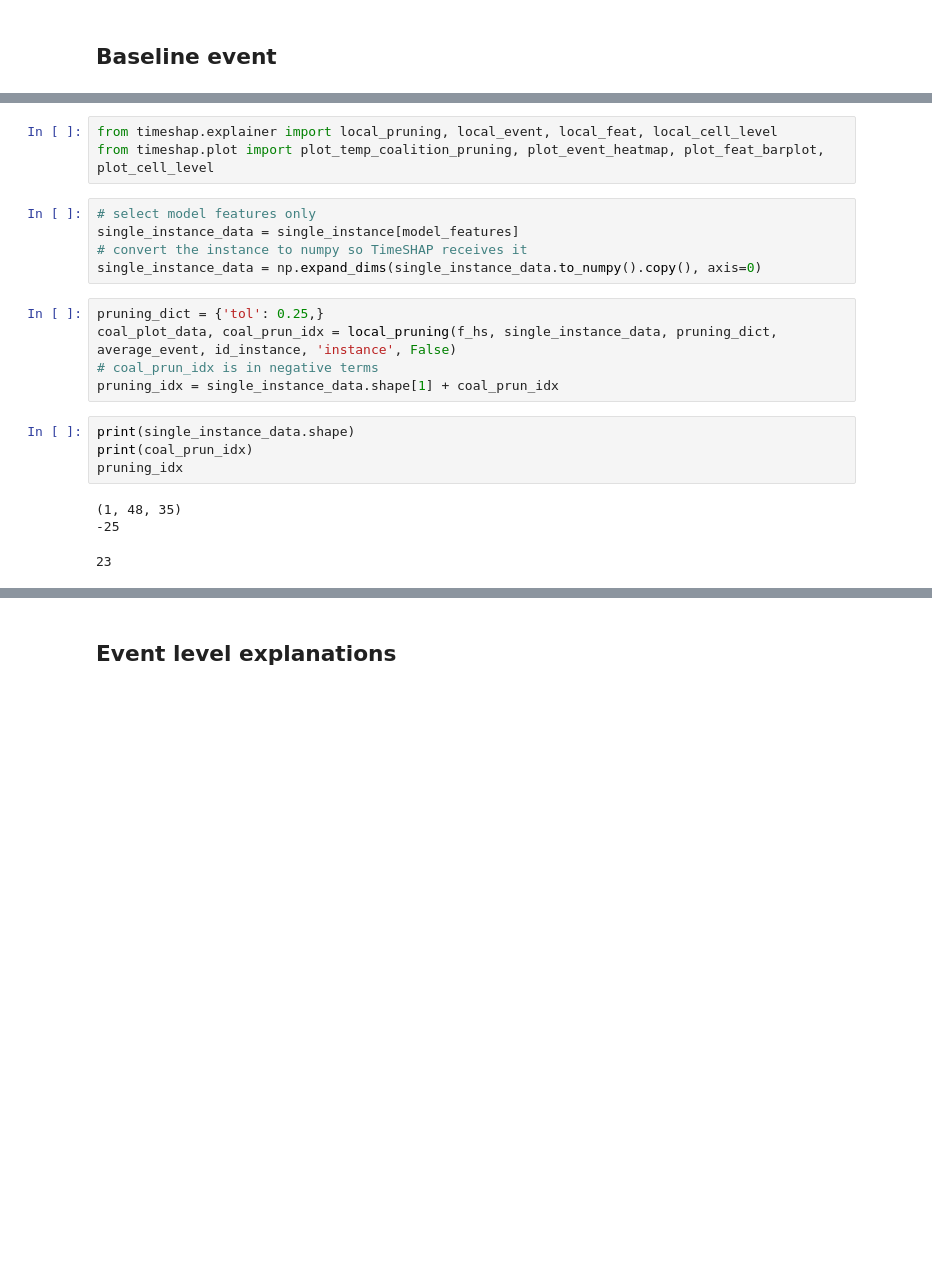
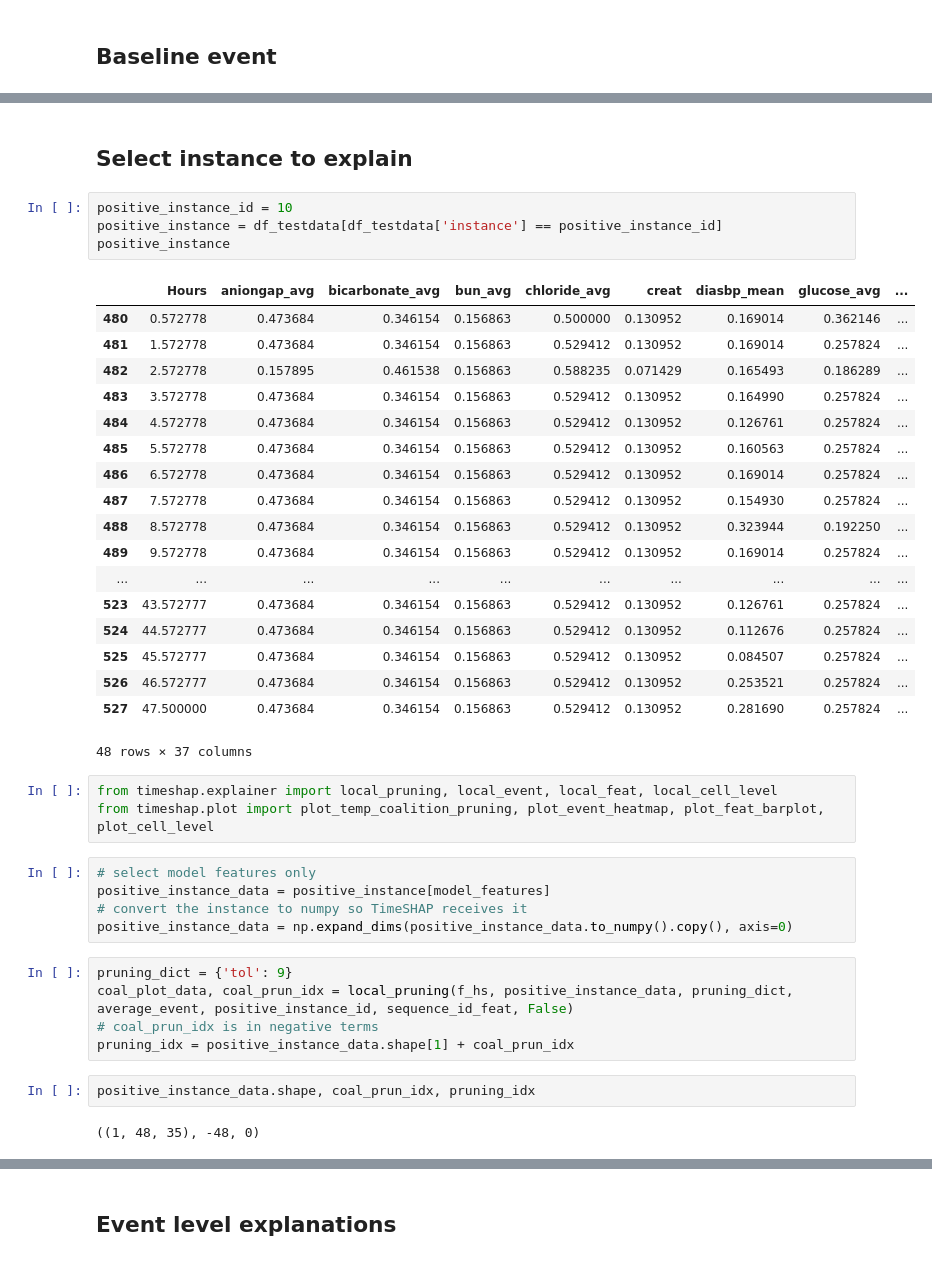
Before and after one commit to charicf/DoctorDisease2.0_AKI, a Jupyter notebook: ml_model/Explainability.ipynb, the cells around one changed output, grey strips where cells are left out. Cells and saved outputs as stored; diff of their text form; blank space fills up the shorter version.

```diff
--- a/ml_model/Explainability.ipynb
+++ b/ml_model/Explainability.ipynb
@@ -525,21 +604,42 @@ single_instance = df_testdata[df_testdata['instance'] == id_instance]
+# %% [markdown]
+## Select instance to explain
+# %%
+positive_instance_id = 10
+positive_instance = df_testdata[df_testdata['instance'] == positive_instance_id]
+positive_instance
+# %% [output]
+|  | Hours | aniongap_avg | bicarbonate_avg | bun_avg | chloride_avg | creat | diasbp_mean | glucose_avg | ... |
+| 480 | 0.572778 | 0.473684 | 0.346154 | 0.156863 | 0.500000 | 0.130952 | 0.169014 | 0.362146 | ... |
+| 481 | 1.572778 | 0.473684 | 0.346154 | 0.156863 | 0.529412 | 0.130952 | 0.169014 | 0.257824 | ... |
+| 482 | 2.572778 | 0.157895 | 0.461538 | 0.156863 | 0.588235 | 0.071429 | 0.165493 | 0.186289 | ... |
+| 483 | 3.572778 | 0.473684 | 0.346154 | 0.156863 | 0.529412 | 0.130952 | 0.164990 | 0.257824 | ... |
+| 484 | 4.572778 | 0.473684 | 0.346154 | 0.156863 | 0.529412 | 0.130952 | 0.126761 | 0.257824 | ... |
+| 485 | 5.572778 | 0.473684 | 0.346154 | 0.156863 | 0.529412 | 0.130952 | 0.160563 | 0.257824 | ... |
+| 486 | 6.572778 | 0.473684 | 0.346154 | 0.156863 | 0.529412 | 0.130952 | 0.169014 | 0.257824 | ... |
+| 487 | 7.572778 | 0.473684 | 0.346154 | 0.156863 | 0.529412 | 0.130952 | 0.154930 | 0.257824 | ... |
+| 488 | 8.572778 | 0.473684 | 0.346154 | 0.156863 | 0.529412 | 0.130952 | 0.323944 | 0.192250 | ... |
+| 489 | 9.572778 | 0.473684 | 0.346154 | 0.156863 | 0.529412 | 0.130952 | 0.169014 | 0.257824 | ... |
+| ... | ... | ... | ... | ... | ... | ... | ... | ... | ... |
+| 523 | 43.572777 | 0.473684 | 0.346154 | 0.156863 | 0.529412 | 0.130952 | 0.126761 | 0.257824 | ... |
+| 524 | 44.572777 | 0.473684 | 0.346154 | 0.156863 | 0.529412 | 0.130952 | 0.112676 | 0.257824 | ... |
+| 525 | 45.572777 | 0.473684 | 0.346154 | 0.156863 | 0.529412 | 0.130952 | 0.084507 | 0.257824 | ... |
+| 526 | 46.572777 | 0.473684 | 0.346154 | 0.156863 | 0.529412 | 0.130952 | 0.253521 | 0.257824 | ... |
+| 527 | 47.500000 | 0.473684 | 0.346154 | 0.156863 | 0.529412 | 0.130952 | 0.281690 | 0.257824 | ... |
+48 rows × 37 columns
 # %%
 from timeshap.explainer import local_pruning, local_event, local_feat, local_cell_level
 from timeshap.plot import plot_temp_coalition_pruning, plot_event_heatmap, plot_feat_barplot, plot_cell_level
 # %%
 # select model features only
-single_instance_data = single_instance[model_features]
+positive_instance_data = positive_instance[model_features]
 # convert the instance to numpy so TimeSHAP receives it
-single_instance_data = np.expand_dims(single_instance_data.to_numpy().copy(), axis=0)
+positive_instance_data = np.expand_dims(positive_instance_data.to_numpy().copy(), axis=0)
 # %%
-pruning_dict = {'tol': 0.25,}
-coal_plot_data, coal_prun_idx = local_pruning(f_hs, single_instance_data, pruning_dict, average_event, id_instance, 'instance', False)
+pruning_dict = {'tol': 9}
+coal_plot_data, coal_prun_idx = local_pruning(f_hs, positive_instance_data, pruning_dict, average_event, positive_instance_id, sequence_id_feat, False)
 # coal_prun_idx is in negative terms
-pruning_idx = single_instance_data.shape[1] + coal_prun_idx
+pruning_idx = positive_instance_data.shape[1] + coal_prun_idx
 # %%
-print(single_instance_data.shape)
-print(coal_prun_idx)
-pruning_idx
+positive_instance_data.shape, coal_prun_idx, pruning_idx
 # %% [output]
-(1, 48, 35)
--25
+((1, 48, 35), -48, 0)
-23
```
Also changed, not shown: parts of 60 cells of this notebook.
